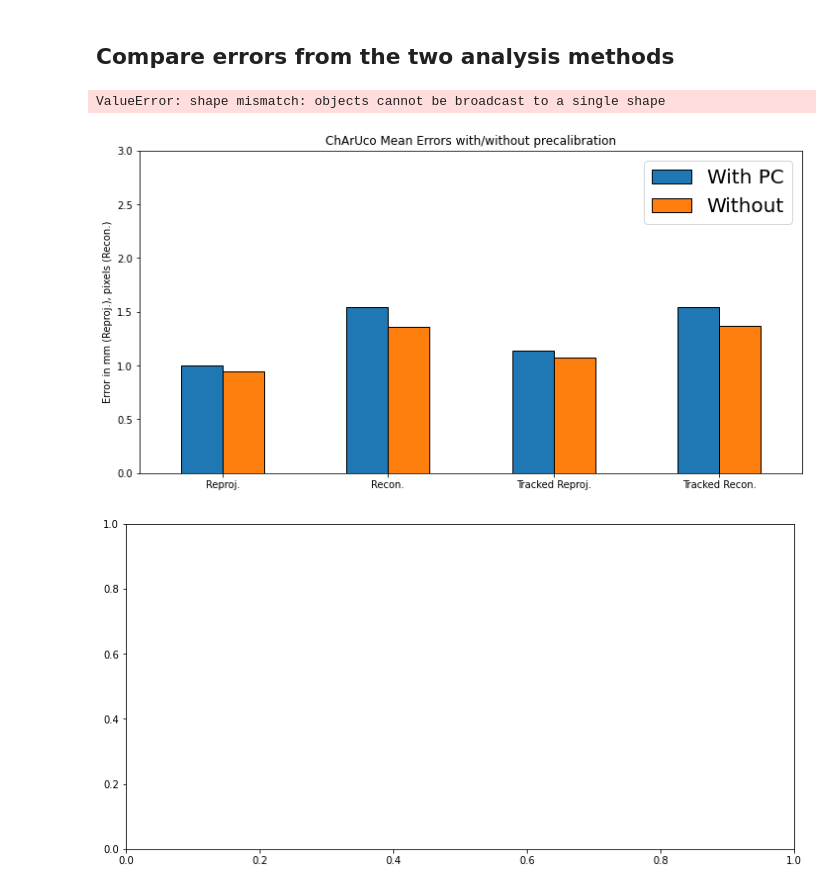
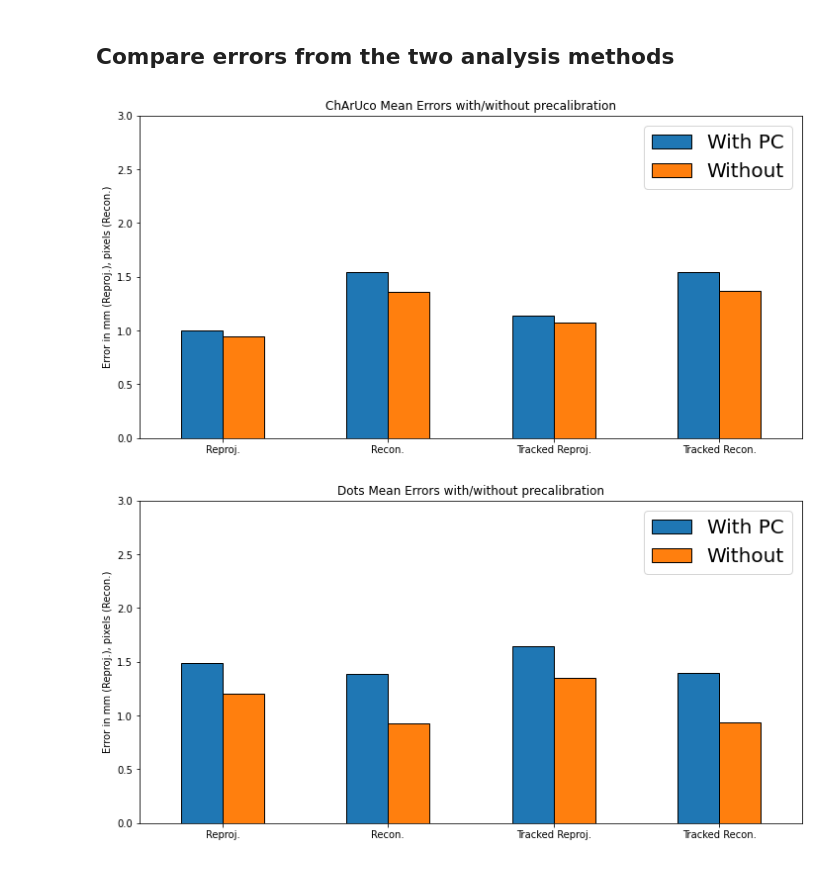
Before and after one commit to UCL/WEISS_Calibration_Study, a Jupyter notebook: process_results.ipynb, the cells around one changed output. Drawn from its saved outputs; the diff is of its cells as text; code cells hidden in the pictures.

```diff
--- a/process_results.ipynb
+++ b/process_results.ipynb
@@ -183,34 +183,32 @@ charuco[columns_to_plot].transpose().plot.bar(title="ChArUco Mean Errors with/wi
                                                         rot=0,
                                                          edgecolor=["black"])
 ax1.set_ylim(0, 3)
 
 L = ax1.legend(prop={'size': 20})
 legend = [f"With PC", f"Without"]
 L.get_texts()[0].set_text(legend[0])
 L.get_texts()[1].set_text(legend[1])
 
 plt.savefig('plots/charuco_precalib_vs_no_precalib.png', dpi=600)
 
 # Plot dots
 fig1 = plt.figure(figsize=(figsize))
 ax1 = fig1.add_subplot(1, 1, 1)
 
 dots[columns_to_plot].transpose().plot.bar(title="Dots Mean Errors with/without precalibration",
                                                         ax=ax1,
                                                         legend=None,
                                                        rot=0,
                                                         ylabel="Error in mm (Reproj.), pixels (Recon.)",
-                                                      edgecolor=["black"],
-                                          hatch=['x','/'])
+                                                      edgecolor=["black"])
 ax1.set_ylim(0, 3)
 
 L = ax1.legend(prop={'size': 20})
 legend = [f"With PC", f"Without"]
 L.get_texts()[0].set_text(legend[0])
 L.get_texts()[1].set_text(legend[1])
 
 plt.savefig('plots/Dots_precalib_vs_no_precalib.png', dpi=600)
 # %% [output]
-ValueError: shape mismatch: objects cannot be broadcast to a single shape
 [figure]
-[figure, old version]
+[figure, new version]
```
Also changed, not shown: parts of 2 cells of this notebook.
